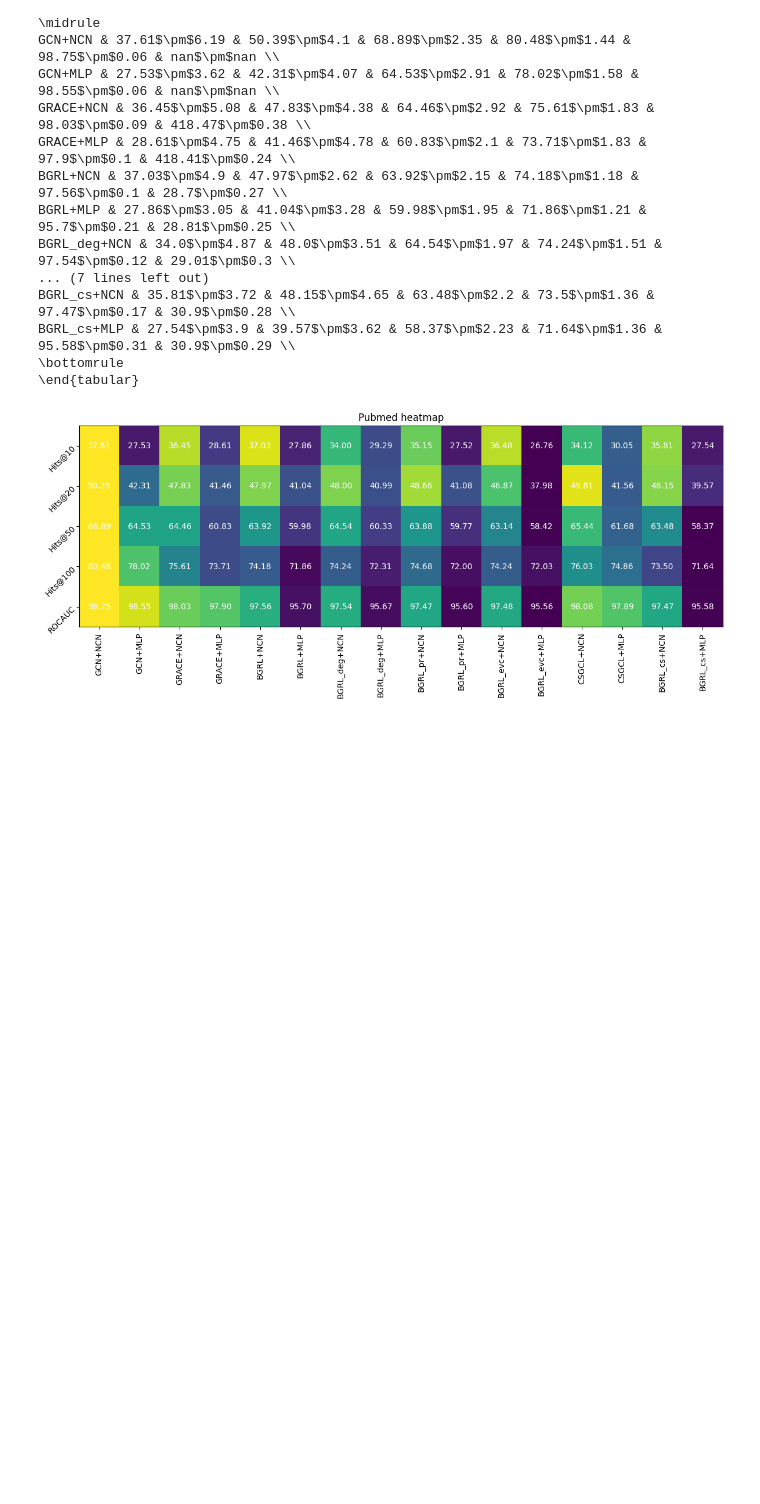
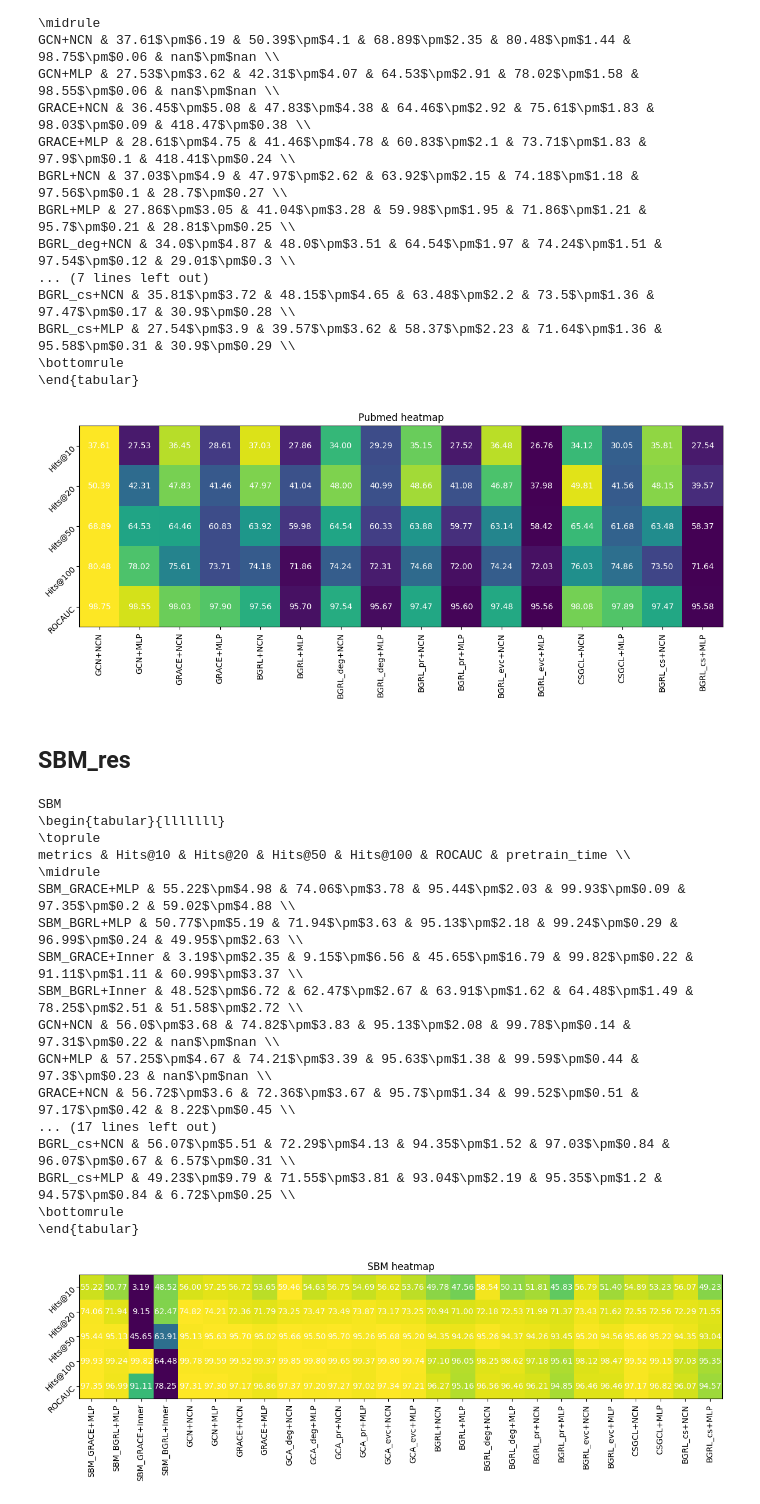
Before and after one commit to valentincuzin/GCL-Link-Prediction, a Jupyter notebook: Comparative_Study/output/Analysis.ipynb, the cells around one changed output. Cells and saved outputs as stored; diff of their text form; code cells hidden in the pictures; blank space fills up the shorter version.

```diff
--- a/Comparative_Study/output/Analysis.ipynb
+++ b/Comparative_Study/output/Analysis.ipynb
@@ -367,3 +367,34 @@ BGRL_cs+MLP & 27.54$\pm$3.9 & 39.57$\pm$3.62 & 58.37$\pm$2.23 & 71.64$\pm$1.36 &
 \bottomrule
 \end{tabular}
 [figure]
+# %% [markdown]
+## SBM_res
+# %%
+data_sbm = pd.read_csv('./SBM_res.csv', sep=';').T
+data_sbm.columns = data_sbm.loc['metrics']
+data_sbm.drop(index='metrics', inplace=True)
+data_sbm.index = data_sbm.index.str.replace('Cora ', '', regex=False)
+print('SBM')
+print(data_sbm.to_latex(
+        index=True, formatters={"name": str.upper}, float_format="{:.1f}".format
+    ))
+heatmap(data_sbm, 'SBM heatmap')
+# %% [output]
+SBM
+\begin{tabular}{lllllll}
+\toprule
+metrics & Hits@10 & Hits@20 & Hits@50 & Hits@100 & ROCAUC & pretrain_time \\
+\midrule
+SBM_GRACE+MLP & 55.22$\pm$4.98 & 74.06$\pm$3.78 & 95.44$\pm$2.03 & 99.93$\pm$0.09 & 97.35$\pm$0.2 & 59.02$\pm$4.88 \\
+SBM_BGRL+MLP & 50.77$\pm$5.19 & 71.94$\pm$3.63 & 95.13$\pm$2.18 & 99.24$\pm$0.29 & 96.99$\pm$0.24 & 49.95$\pm$2.63 \\
+SBM_GRACE+Inner & 3.19$\pm$2.35 & 9.15$\pm$6.56 & 45.65$\pm$16.79 & 99.82$\pm$0.22 & 91.11$\pm$1.11 & 60.99$\pm$3.37 \\
+SBM_BGRL+Inner & 48.52$\pm$6.72 & 62.47$\pm$2.67 & 63.91$\pm$1.62 & 64.48$\pm$1.49 & 78.25$\pm$2.51 & 51.58$\pm$2.72 \\
+GCN+NCN & 56.0$\pm$3.68 & 74.82$\pm$3.83 & 95.13$\pm$2.08 & 99.78$\pm$0.14 & 97.31$\pm$0.22 & nan$\pm$nan \\
+GCN+MLP & 57.25$\pm$4.67 & 74.21$\pm$3.39 & 95.63$\pm$1.38 & 99.59$\pm$0.44 & 97.3$\pm$0.23 & nan$\pm$nan \\
+GRACE+NCN & 56.72$\pm$3.6 & 72.36$\pm$3.67 & 95.7$\pm$1.34 & 99.52$\pm$0.51 & 97.17$\pm$0.42 & 8.22$\pm$0.45 \\
+... (17 lines left out)
+BGRL_cs+NCN & 56.07$\pm$5.51 & 72.29$\pm$4.13 & 94.35$\pm$1.52 & 97.03$\pm$0.84 & 96.07$\pm$0.67 & 6.57$\pm$0.31 \\
+BGRL_cs+MLP & 49.23$\pm$9.79 & 71.55$\pm$3.81 & 93.04$\pm$2.19 & 95.35$\pm$1.2 & 94.57$\pm$0.84 & 6.72$\pm$0.25 \\
+\bottomrule
+\end{tabular}
+[figure, added]
```
Also changed, not shown: 8 other files.
